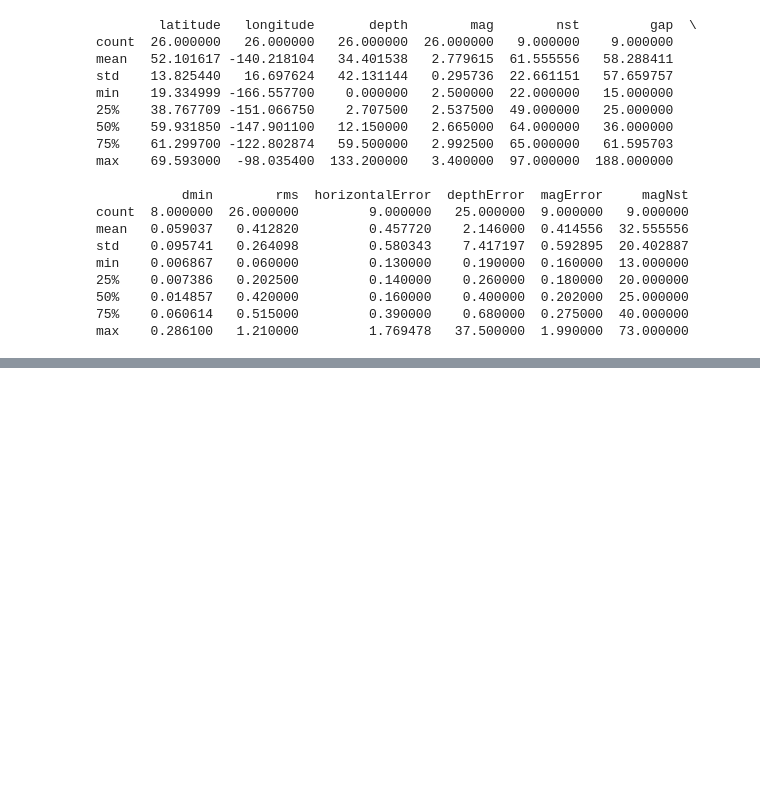
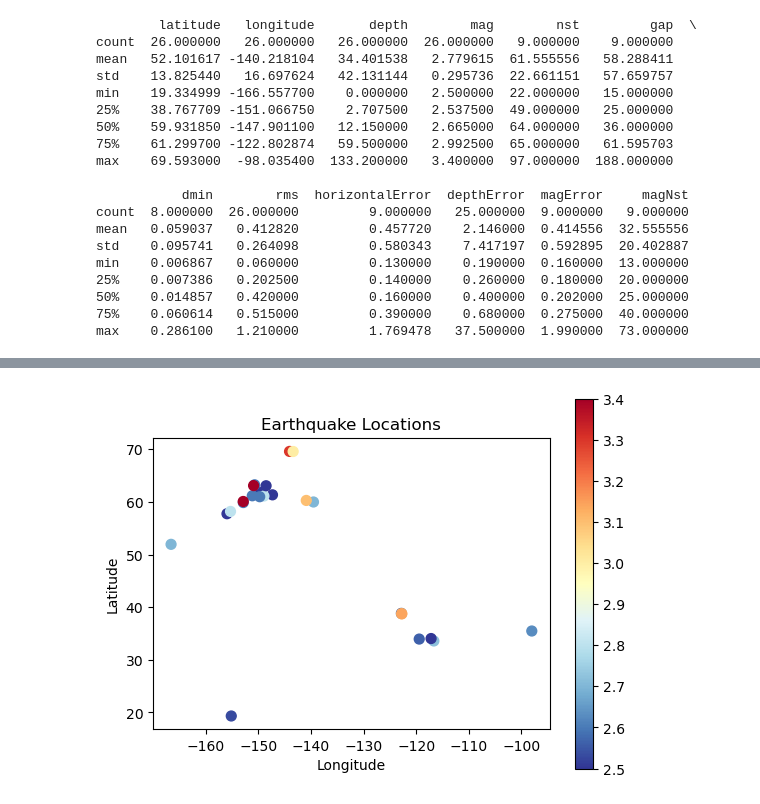
Before and after one commit to Pegrume88/Introduction-to-Python-Scripting-for-Geospatial, a Jupyter notebook: Analyzing-Earthquake-Data.ipynb, the cells around one changed output, grey strips where cells are left out. Cells and saved outputs as stored; diff of their text form; code cells hidden in the pictures; blank space fills up the shorter version.

```diff
--- a/Analyzing-Earthquake-Data.ipynb
+++ b/Analyzing-Earthquake-Data.ipynb
@@ -85,0 +103,13 @@ max    0.286100   1.210000         1.769478   37.500000  1.990000  73.000000
+# %%
+# Create a basic plot of the earthquake locations with color-coded markers by magnitude
+gdf.plot(marker='o', column='mag', cmap='RdYlBu_r', markersize=50, legend=True)
+
+# Customize the plot
+plt.title('Earthquake Locations')
+plt.xlabel('Longitude')
+plt.ylabel('Latitude')
+
+# Show the plot
+plt.show()
+# %% [output]
+[figure, added]
```
Also changed, not shown: parts of 4 cells of this notebook.
